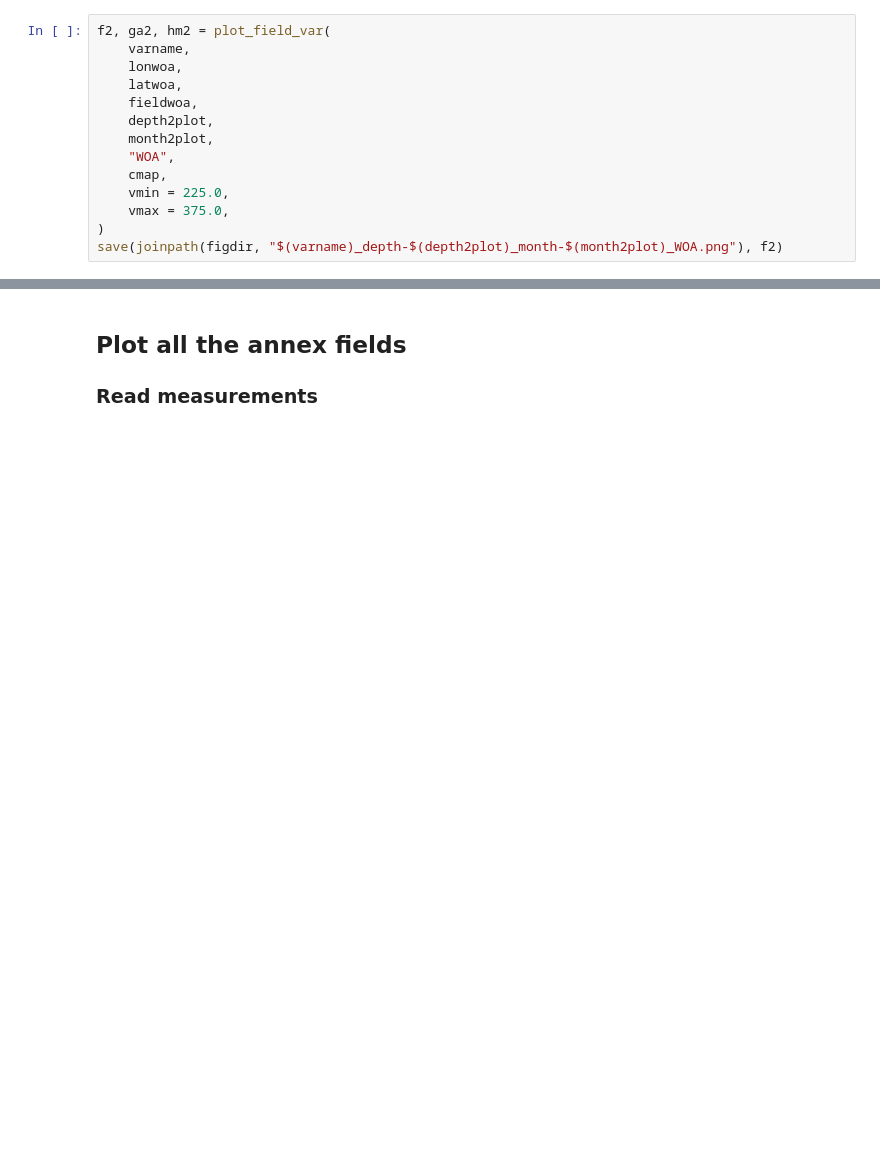
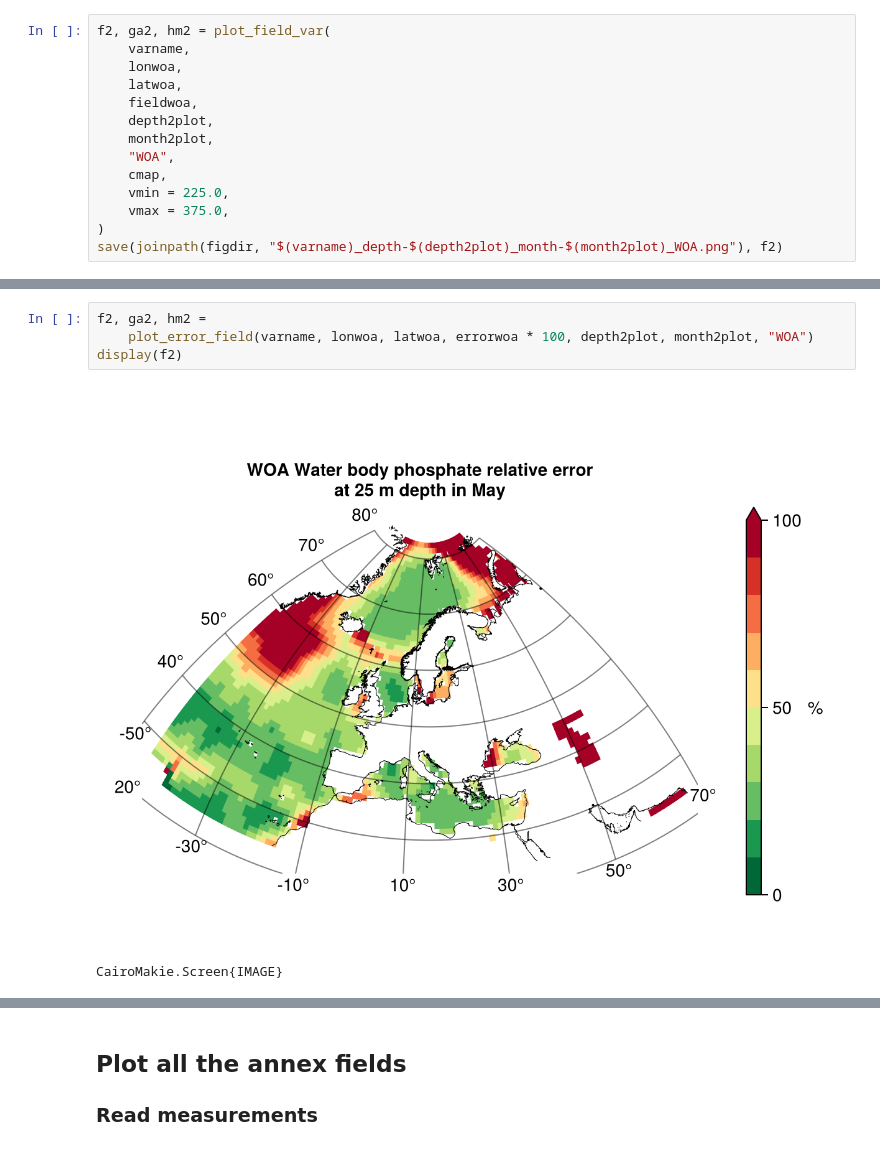
Before and after one commit to gher-uliege/EMODnet-Chemistry-GriddedMaps, a Jupyter notebook: src/plot_results.ipynb, the cells around one changed output, grey strips where cells are left out. Cells and saved outputs as stored; diff of their text form; blank space fills up the shorter version.

```diff
--- a/src/plot_results.ipynb
+++ b/src/plot_results.ipynb
@@ -115,0 +122,7 @@ save(joinpath(figdir, "$(varname)_depth-$(depth2plot)_month-$(month2plot)_WOA.pn
+# %%
+f2, ga2, hm2 =
+    plot_error_field(varname, lonwoa, latwoa, errorwoa * 100, depth2plot, month2plot, "WOA")
+display(f2)
+# %% [output]
+[figure, added]
+CairoMakie.Screen{IMAGE}
```
Also changed, not shown: parts of 12 cells of this notebook, 5 other files.
